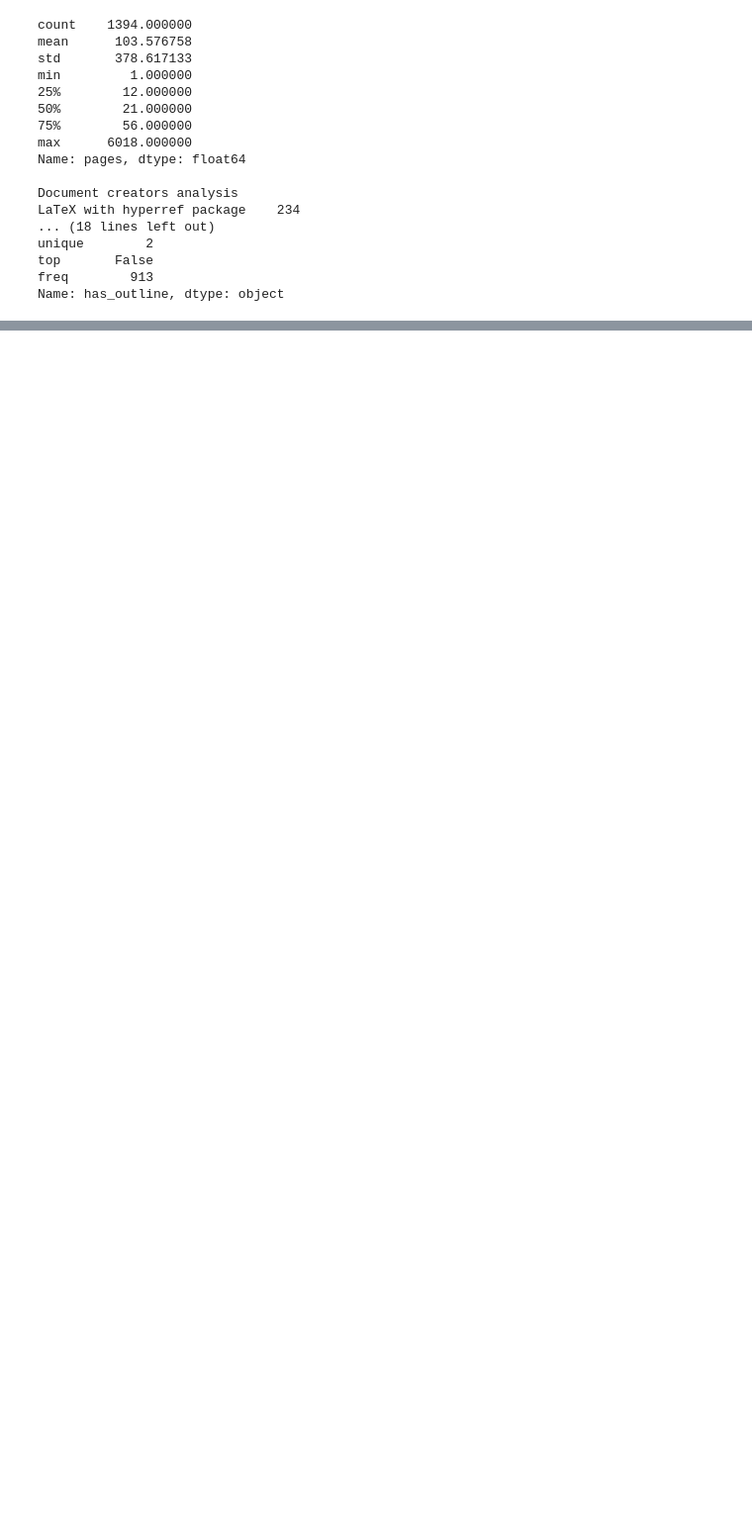
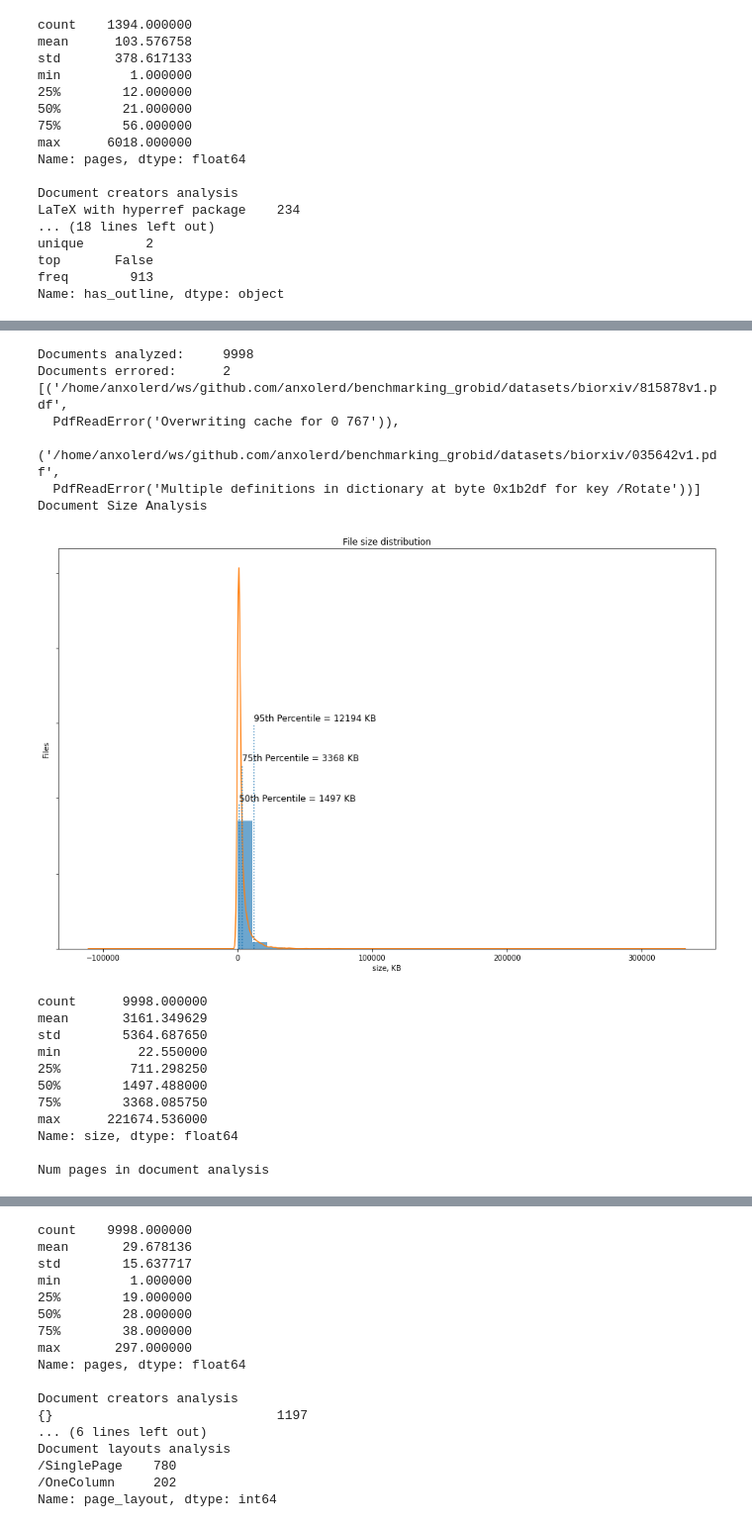
Before and after one commit to anxolerd/benchmarking_grobid, a Jupyter notebook: eda/eda.ipynb, the cells around one changed output, grey strips where cells are left out. Shown at 99% size. Cells and saved outputs as stored; diff of their text form; code cells hidden in the pictures; blank space fills up the shorter version.

```diff
--- a/eda/eda.ipynb
+++ b/eda/eda.ipynb
@@ -521,0 +563,4 @@ tech.path.map(lambda x: x.rsplit('/')).map(lambda x: x[-1])[666]
+# %%
+biorxiv = dataset_to_dataframe('biorxiv')
+analyze_dataset(biorxiv)
+# %% [output]
@@ -521,0 +584,19 @@ tech.path.map(lambda x: x.rsplit('/')).map(lambda x: x[-1])[666]
+Documents analyzed:     9998
+Documents errored:      2
+[('/home/anxolerd/ws/github.com/anxolerd/benchmarking_grobid/datasets/biorxiv/815878v1.pdf',
+  PdfReadError('Overwriting cache for 0 767')),
+ ('/home/anxolerd/ws/github.com/anxolerd/benchmarking_grobid/datasets/biorxiv/035642v1.pdf',
+  PdfReadError('Multiple definitions in dictionary at byte 0x1b2df for key /Rotate'))]
+Document Size Analysis
+[figure, added]
+count      9998.000000
+mean       3161.349629
+std        5364.687650
+min          22.550000
+25%         711.298250
+50%        1497.488000
+75%        3368.085750
+max      221674.536000
+Name: size, dtype: float64
+
+Num pages in document analysis
@@ -521,0 +604,17 @@ tech.path.map(lambda x: x.rsplit('/')).map(lambda x: x[-1])[666]
+count    9998.000000
+mean       29.678136
+std        15.637717
+min         1.000000
+25%        19.000000
+50%        28.000000
+75%        38.000000
+max       297.000000
+Name: pages, dtype: float64
+
+Document creators analysis
+{}                             1197
+... (6 lines left out)
+Document layouts analysis
+/SinglePage    780
+/OneColumn     202
+Name: page_layout, dtype: int64
```
Also changed, not shown: parts of 5 cells of this notebook, 2 other files.
